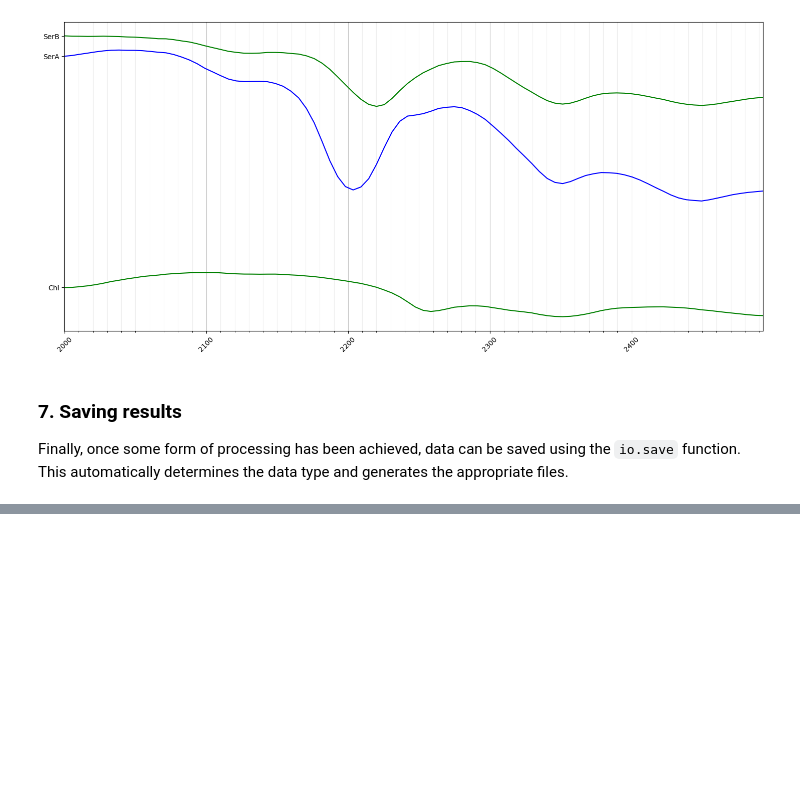
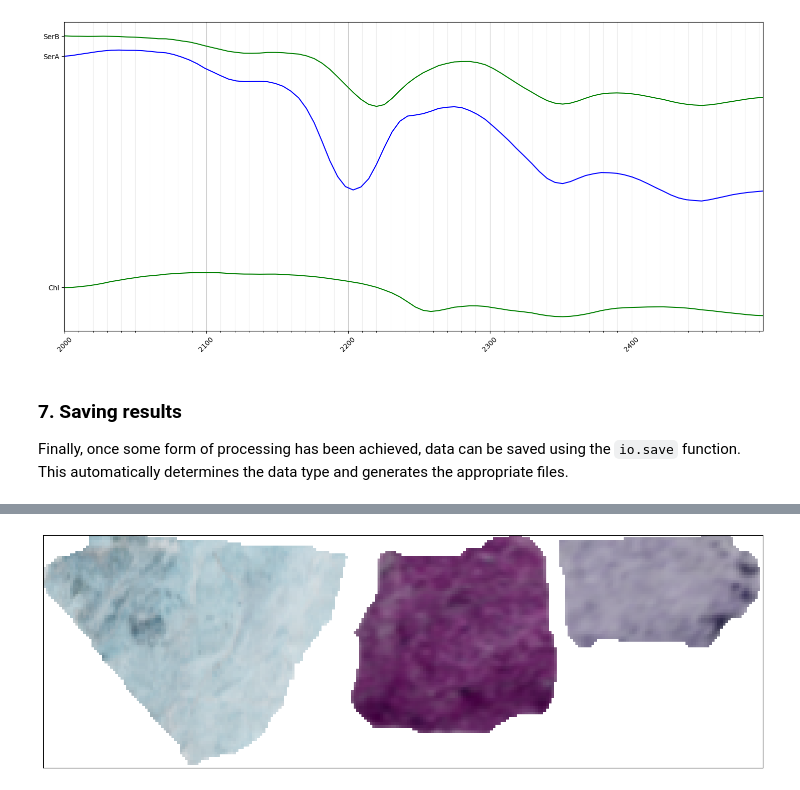
Before and after one commit to Black-Square-SAS/BlackTelperion, a Jupyter notebook: BlackTelperionTutorials/01_The_basics.ipynb, the cells around one changed output, grey strips where cells are left out. Cells and saved outputs as stored; diff of their text form; code cells hidden in the pictures; blank space fills up the shorter version.

Commit message:
Included BlackCollections

```diff
--- a/BlackTelperionTutorials/01_The_basics.ipynb
+++ b/BlackTelperionTutorials/01_The_basics.ipynb
@@ -245,0 +267,2 @@ io.save( './outputs/rocks.hdr', out )
+# %%
+C2 = io.load('./outputs/MyCollection.hdr')
@@ -245,0 +280,6 @@ io.save( './outputs/rocks.hdr', out )
+# %%
+# access an attribute (and load it into memory)
+fig,ax = C2.image_adj.quick_plot( BlackTelperion.SWIR )
+fig.show()
+# %% [output]
+[figure, added]
```
Also changed, not shown: parts of 7 cells of this notebook, 3 other files.
